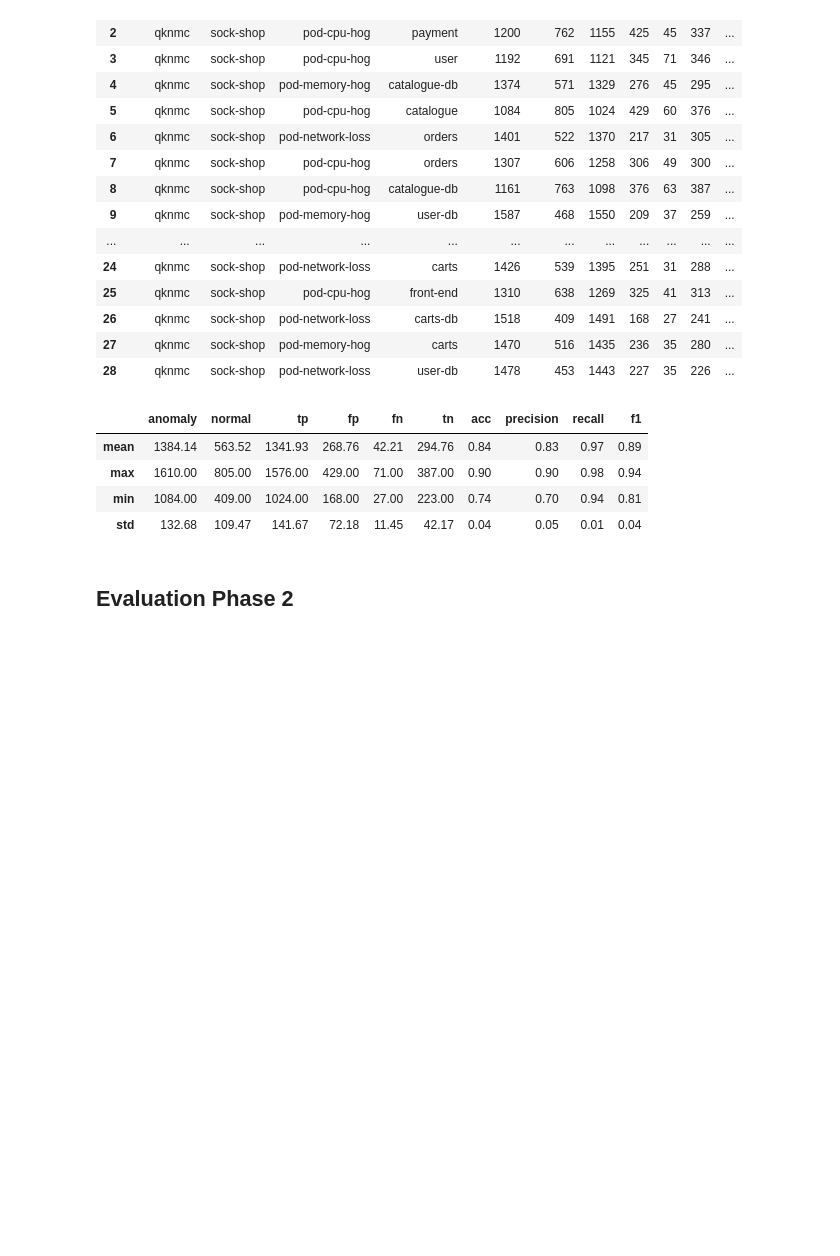
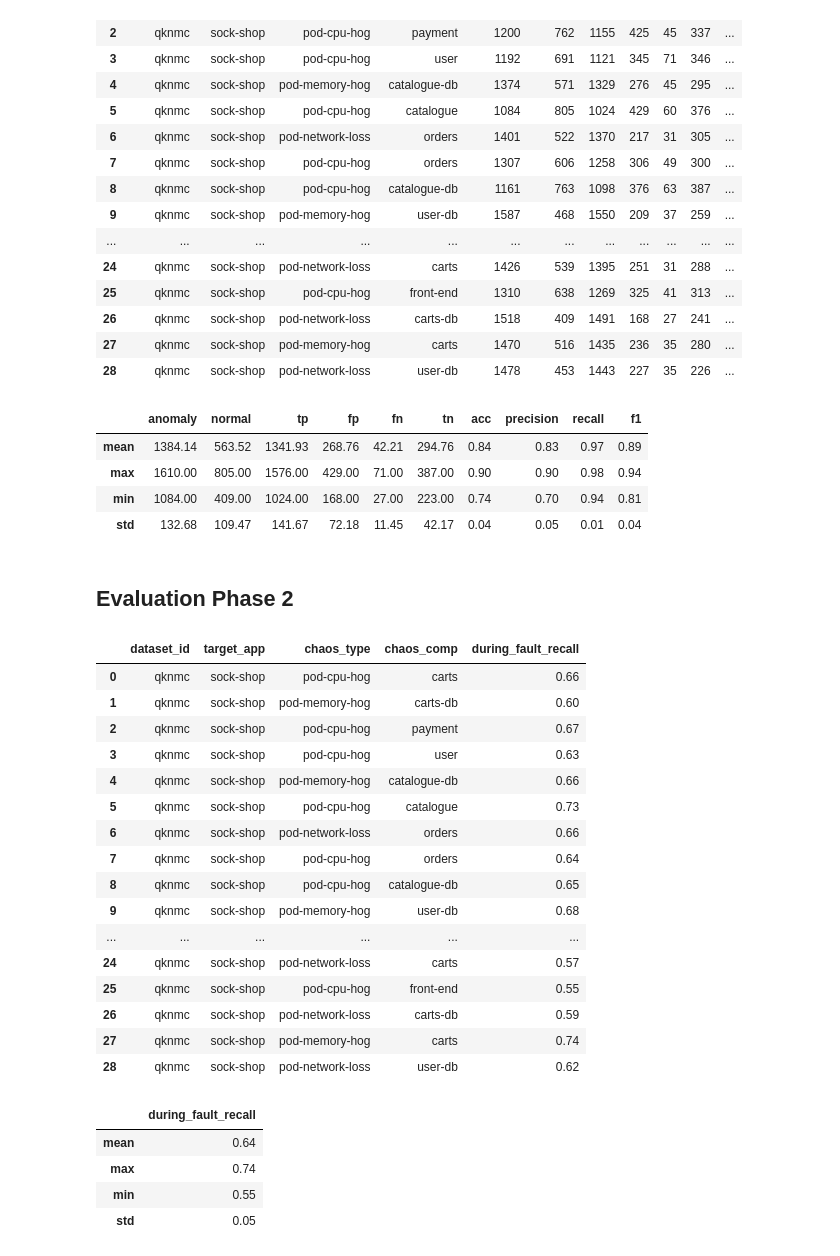
Before and after one commit to XuRepository/meltria-analyzer, a Jupyter notebook: notebooks/data-labeling-tsdr-accuracy-with-cnn.ipynb, the cells around one changed output. Drawn from its saved outputs; the diff is of its cells as text; code cells hidden in the pictures; blank space fills up the shorter version.

```diff
--- a/notebooks/data-labeling-tsdr-accuracy-with-cnn.ipynb
+++ b/notebooks/data-labeling-tsdr-accuracy-with-cnn.ipynb
@@ -521,10 +512,12 @@ create_widget_for_active_learning(
 # %% [output]
 VBox(children=(Output(layout=Layout(border_bottom='1px solid black', border_left='1px solid black', border_rig…
 # %%
-def transform_to_samples_df(dataset: list[tuple[loader.DatasetRecord, pd.DataFrame, pd.DataFrame, pd.DataFrame]]) -> pd.DataFrame:
+def transform_to_samples_df(datasets: list[tuple[loader.DatasetRecord, pd.DataFrame, pd.DataFrame, pd.DataFrame]], dataset_idx: int = 1) -> pd.DataFrame:
     items: list[dict] = []
-    for record, _, anomalous_df, _ in dataset:
-        for col, ts in anomalous_df.items():
+    for dataset in datasets:
+        record, dfs = dataset[0], dataset[1:]
+        data_df: pd.DataFrame = dfs[dataset_idx]
+        for col, ts in data_df.items():
             item = {
                 "dataset_id": DATASET_ID,
                 "target_app": record.target_app(),
@@ -546,8 +539,8 @@ def eval_tsdr_on_predicted_label_as_ground_truth(
         reduced_samples_df = transform_to_samples_df([dataset]).set_index(index_columns).drop(columns=["time_series"])
         record: loader.DatasetRecord = dataset[0]
         _predicted_binary_df = predicted_binary_df.query(f"dataset_id == '{DATASET_ID}' and target_app == '{record.target_app()}' and chaos_type == '{record.chaos_type()}' and chaos_comp == '{record.chaos_comp()}'").set_index(index_columns).drop(columns=["time_series"])
-        anomaly_df = _predicted_binary_df[_predicted_binary_df["anomaly_category"] == "anomaly"]
-        normal_df = _predicted_binary_df[_predicted_binary_df["anomaly_category"] == "normal"]
+        anomaly_df = _predicted_binary_df[_predicted_binary_df["anomaly_binary_category"] == "anomaly"]
+        normal_df = _predicted_binary_df[_predicted_binary_df["anomaly_binary_category"] == "normal"]
         total = _predicted_binary_df.shape[0]
         tp, fp = anomaly_df[anomaly_df.index.isin(reduced_samples_df.index)].shape[0], normal_df[normal_df.index.isin(reduced_samples_df.index)].shape[0]
         fn, tn = anomaly_df.shape[0] - tp, normal_df.shape[0] - fp
@@ -601,15 +589,0 @@ predicted_ts_type_df: pd.DataFrame = predict_anomaly_categories(
-# %%
-def eval_tsdr_type_on_predicted_label_as_ground_truth(
-    datasets: list[tuple[loader.DatasetRecord, pd.DataFrame, pd.DataFrame, pd.DataFrame]],
-    predicted_ts_type_df: pd.DataFrame,
-) -> pd.DataFrame:
-    index_columns = ["dataset_id", "target_app", "chaos_type", "chaos_comp", "metric"]
-    scores: list[tuple[str, str, str, str, int, int, int, int, int, int, float, float, float, float]] = []
-    for dataset in datasets:
-        reduced_samples_df = transform_to_samples_df([dataset]).set_index(index_columns).drop(columns=["time_series"])
-        record: loader.DatasetRecord = dataset[0]
-        _predicted_binary_df = predicted_ts_type_df.query(f"dataset_id == '{DATASET_ID}' and target_app == '{record.target_app()}' and chaos_type == '{record.chaos_type()}' and chaos_comp == '{record.chaos_comp()}'").set_index(index_columns).drop(columns=["time_series"])
-        scores.append((
-            DATASET_ID, record.target_app(), record.chaos_type(), record.chaos_comp(),
-        ))
-    return pd.DataFrame(scores, columns=["dataset_id", "target_app", "chaos_type", "chaos_comp", "anomaly", "normal", "tp", "fp", "fn", "tn", "acc", "precision", "recall", "f1"])
@@ -615,0 +632,31 @@ def eval_tsdr_type_on_predicted_label_as_ground_truth(
+# %%
+_datasets = well_injected_fault_datasets
+scores_df = eval_tsdr_type_on_predicted_label_as_ground_truth(
+    _datasets, predict_anomaly_categories(_datasets, model_without_ap),
+)
+with pd.option_context("display.precision", 2):
+    display(scores_df)
+    display(scores_df.agg(["mean", "max", "min", "std"]).drop(columns=["dataset_id", "target_app", "chaos_type", "chaos_comp"]))
+# %% [output]
+|  | dataset_id | target_app | chaos_type | chaos_comp | during_fault_recall |
+| 0 | qknmc | sock-shop | pod-cpu-hog | carts | 0.66 |
+| 1 | qknmc | sock-shop | pod-memory-hog | carts-db | 0.60 |
+| 2 | qknmc | sock-shop | pod-cpu-hog | payment | 0.67 |
+| 3 | qknmc | sock-shop | pod-cpu-hog | user | 0.63 |
+| 4 | qknmc | sock-shop | pod-memory-hog | catalogue-db | 0.66 |
+| 5 | qknmc | sock-shop | pod-cpu-hog | catalogue | 0.73 |
+| 6 | qknmc | sock-shop | pod-network-loss | orders | 0.66 |
+| 7 | qknmc | sock-shop | pod-cpu-hog | orders | 0.64 |
+| 8 | qknmc | sock-shop | pod-cpu-hog | catalogue-db | 0.65 |
+| 9 | qknmc | sock-shop | pod-memory-hog | user-db | 0.68 |
+| ... | ... | ... | ... | ... | ... |
+| 24 | qknmc | sock-shop | pod-network-loss | carts | 0.57 |
+| 25 | qknmc | sock-shop | pod-cpu-hog | front-end | 0.55 |
+| 26 | qknmc | sock-shop | pod-network-loss | carts-db | 0.59 |
+| 27 | qknmc | sock-shop | pod-memory-hog | carts | 0.74 |
+| 28 | qknmc | sock-shop | pod-network-loss | user-db | 0.62 |
+|  | during_fault_recall |
+| mean | 0.64 |
+| max | 0.74 |
+| min | 0.55 |
+| std | 0.05 |
```
Also changed, not shown: parts of 11 cells of this notebook.
